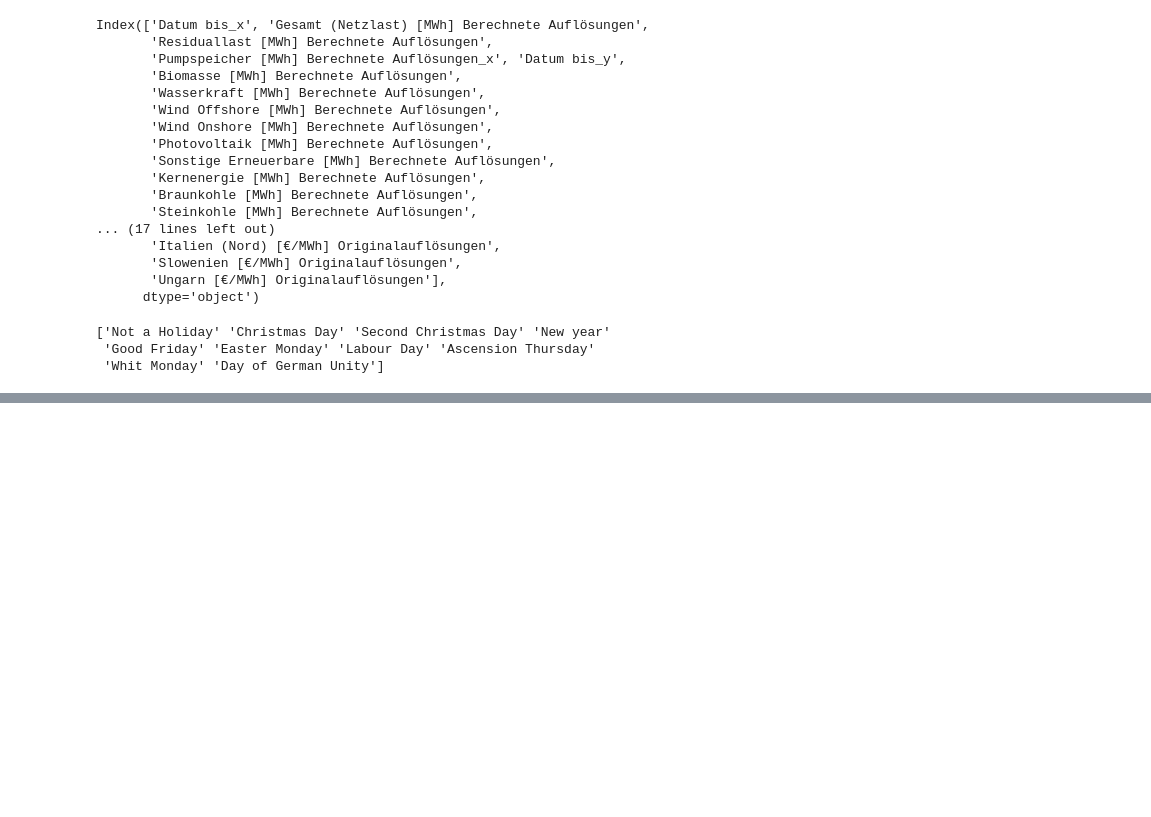
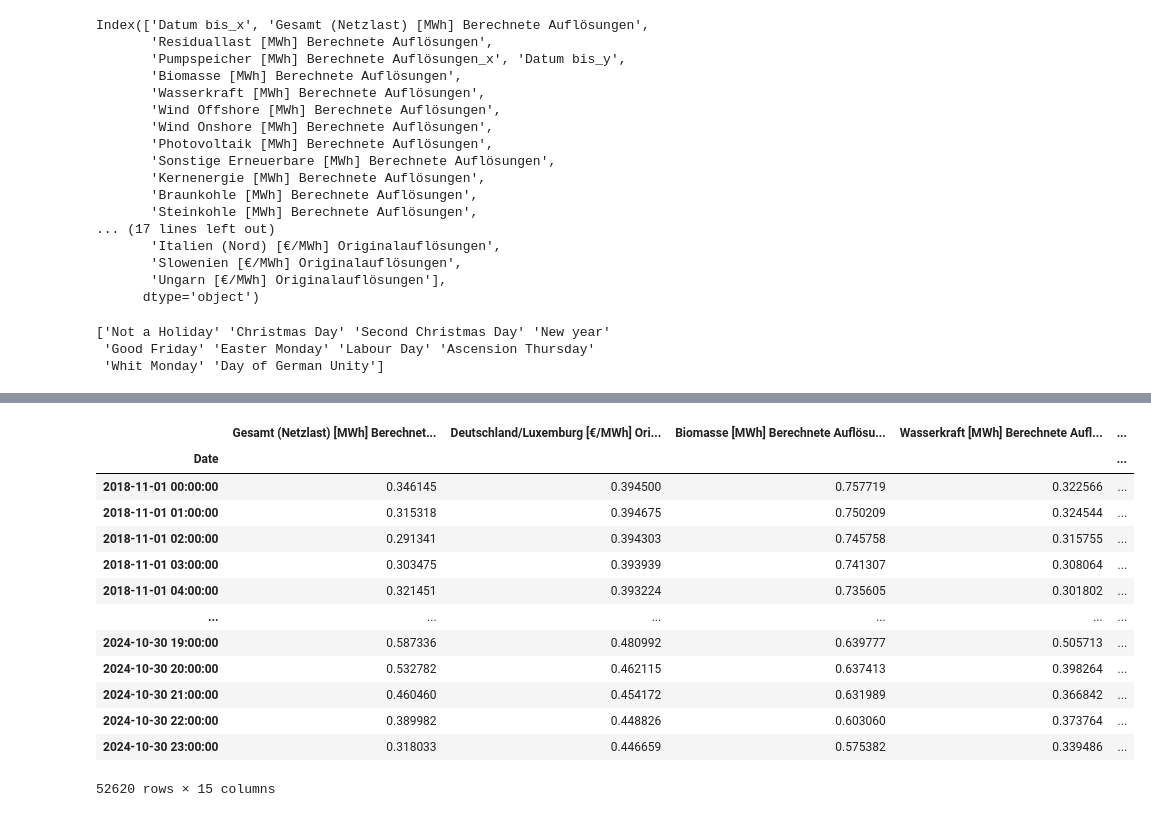
Before and after one commit to Timson1235/energy-timeseries-project, a Jupyter notebook: Data/load_data.ipynb, the cells around one changed output, grey strips where cells are left out. Drawn from its saved outputs; the diff is of its cells as text; code cells hidden in the pictures; blank space fills up the shorter version.

```diff
--- a/Data/load_data.ipynb
+++ b/Data/load_data.ipynb
@@ -170,0 +188,17 @@ df_features.to_csv("merged_cleaned_normalized.csv")
+# %%
+df
+# %% [output]
+|  | Gesamt (Netzlast) [MWh] Berechnet... | Deutschland/Luxemburg [€/MWh] Ori... | Biomasse [MWh] Berechnete Auflösu... | Wasserkraft [MWh] Berechnete Aufl... | ... |
+| Date |  |  |  |  | ... |
+| 2018-11-01 00:00:00 | 0.346145 | 0.394500 | 0.757719 | 0.322566 | ... |
+| 2018-11-01 01:00:00 | 0.315318 | 0.394675 | 0.750209 | 0.324544 | ... |
+| 2018-11-01 02:00:00 | 0.291341 | 0.394303 | 0.745758 | 0.315755 | ... |
+| 2018-11-01 03:00:00 | 0.303475 | 0.393939 | 0.741307 | 0.308064 | ... |
+| 2018-11-01 04:00:00 | 0.321451 | 0.393224 | 0.735605 | 0.301802 | ... |
+| ... | ... | ... | ... | ... | ... |
+| 2024-10-30 19:00:00 | 0.587336 | 0.480992 | 0.639777 | 0.505713 | ... |
+| 2024-10-30 20:00:00 | 0.532782 | 0.462115 | 0.637413 | 0.398264 | ... |
+| 2024-10-30 21:00:00 | 0.460460 | 0.454172 | 0.631989 | 0.366842 | ... |
+| 2024-10-30 22:00:00 | 0.389982 | 0.448826 | 0.603060 | 0.373764 | ... |
+| 2024-10-30 23:00:00 | 0.318033 | 0.446659 | 0.575382 | 0.339486 | ... |
+52620 rows × 15 columns
```
Also changed, not shown: parts of 2 cells of this notebook, 3 other files.
